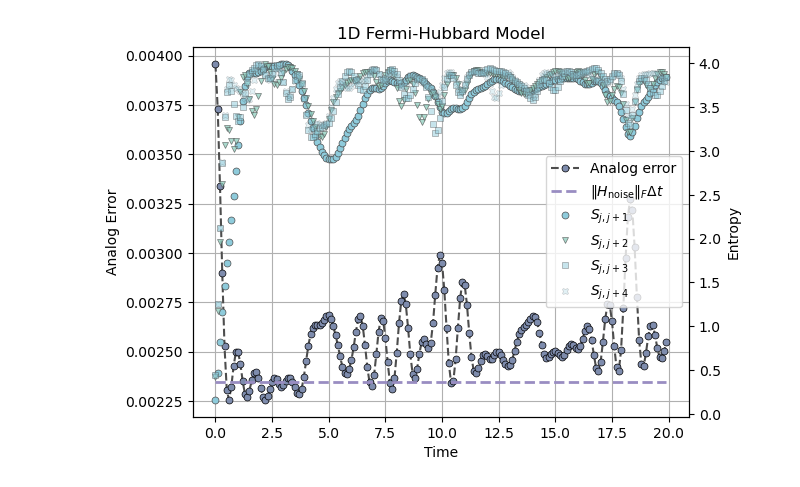
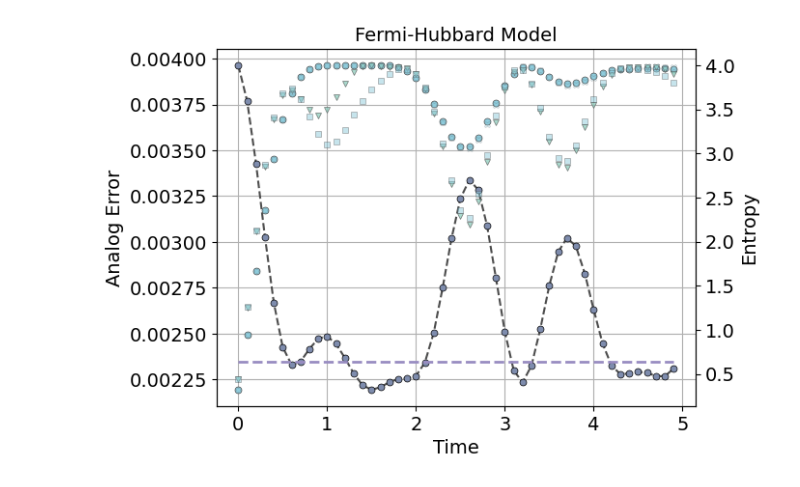
Before and after one commit to minidas/Entanglement-Induced-Resilience-of-Quantum-Dynamics, a Jupyter notebook: fermionic.ipynb, the cells around one changed output. Saved outputs shown, nothing was run; the diff lists cells and outputs as text; code cells hidden in the pictures.

Commit message:
imp: fermion fontsize

```diff
--- a/fermionic.ipynb
+++ b/fermionic.ipynb
@@ -9,7 +9,7 @@ from entropy import *
 exact_model = Fermion_Model(tunneling=1.0, coulomb=0.5)
 analog_model = Analog_Fermion(exact_model)
 
-initial_state = Statevector.from_label('1100110011001100').data  # Example initial state
-time=np.linspace(0,20,201)
+initial_state = Statevector.from_label('1100111100110000').data  # Example initial state
+time=np.linspace(0,5,51)
 time_step=0.1
 # %%
@@ -63,26 +59,26 @@ MemoryError: Unable to allocate 64.0 GiB for an array with shape (65536, 65536)
 # %%
 p11=plt.plot(time[:-1], error[:-1],color='0.3', marker='o', markersize=5, mfc="#7E8CAD", mec='k', linestyle='dashed', markeredgewidth=0.5,label='Analog error')
-p12=plt.plot(time[:-1], [fro_norm]*len(time[:-1]),'--',color="#998DC2",linewidth=2,label=r'$\|H_{\text{noise}}\|_F\Delta t$')
+p12=plt.plot(time[:-1], [fro_norm]*len(time[:-1]),'--',color="#998DC2",linewidth=2,label=r'$\|H_{\text{pert}}\|_F\Delta t$')
 plt.grid()
 plt.xlabel('Time',fontsize=14)
 plt.ylabel('Analog Error',fontsize=14)
 # plt.ylim( top=0.3)
 ax1=plt.gca()
 ax2 = ax1.twinx()
 p21=ax2.plot(time[:-1], entropy12[:-1],color='0.3', marker='o', markersize=5, mfc="#8ECBDB", linestyle='', markeredgewidth=0.5,label=r'$S_{j,j+1}$')
 p22=ax2.plot(time[:-1], entropy13[:-1],color='0.3', marker='v', markersize=5, mfc="#8ECDBD", linestyle='', markeredgewidth=0.5,label=r'$S_{j,j+2}$',alpha=0.75)
 p23=ax2.plot(time[:-1], entropy14[:-1],color='0.3', marker='s', markersize=5, mfc="#8ECBDB", linestyle='', markeredgewidth=0.5,label=r'$S_{j,j+3}$',alpha=0.5)
 p24=ax2.plot(time[:-1], entropy15[:-1],color='0.3', marker='X', markersize=5, mfc="#8ECBDB", linestyle='', markeredgewidth=0.5,label=r'$S_{j,j+4}$',alpha=0.25)
 ax2.set_ylabel('Entropy',fontsize=14)
 ax1.set_xticklabels(ax1.get_xticklabels(), fontsize=14)
 ax1.set_yticklabels(ax1.get_yticklabels(), fontsize=14)
 ax2.set_yticklabels(ax2.get_yticklabels(), fontsize=14)
 lns=p11+p12+p21+p22+p23+p24
 labs=[l.get_label() for l in lns]
-plt.legend(lns, labs, loc=5)
+# plt.legend(lns, labs, loc=5)
 
-plt.title('1D Fermi-Hubbard Model')
-plt.savefig('Figures/fermion_error_long1d.pdf', bbox_inches='tight',dpi=600)
+plt.title('Fermi-Hubbard Model',fontsize=14)
+plt.savefig('Figures/fermion_error_new4.pdf', bbox_inches='tight',dpi=600)
 plt.show()
 # %% [output]
-[figure, old version]
+[figure, new version]
```
Also changed, not shown: parts of 3 cells of this notebook, 6 other files.
